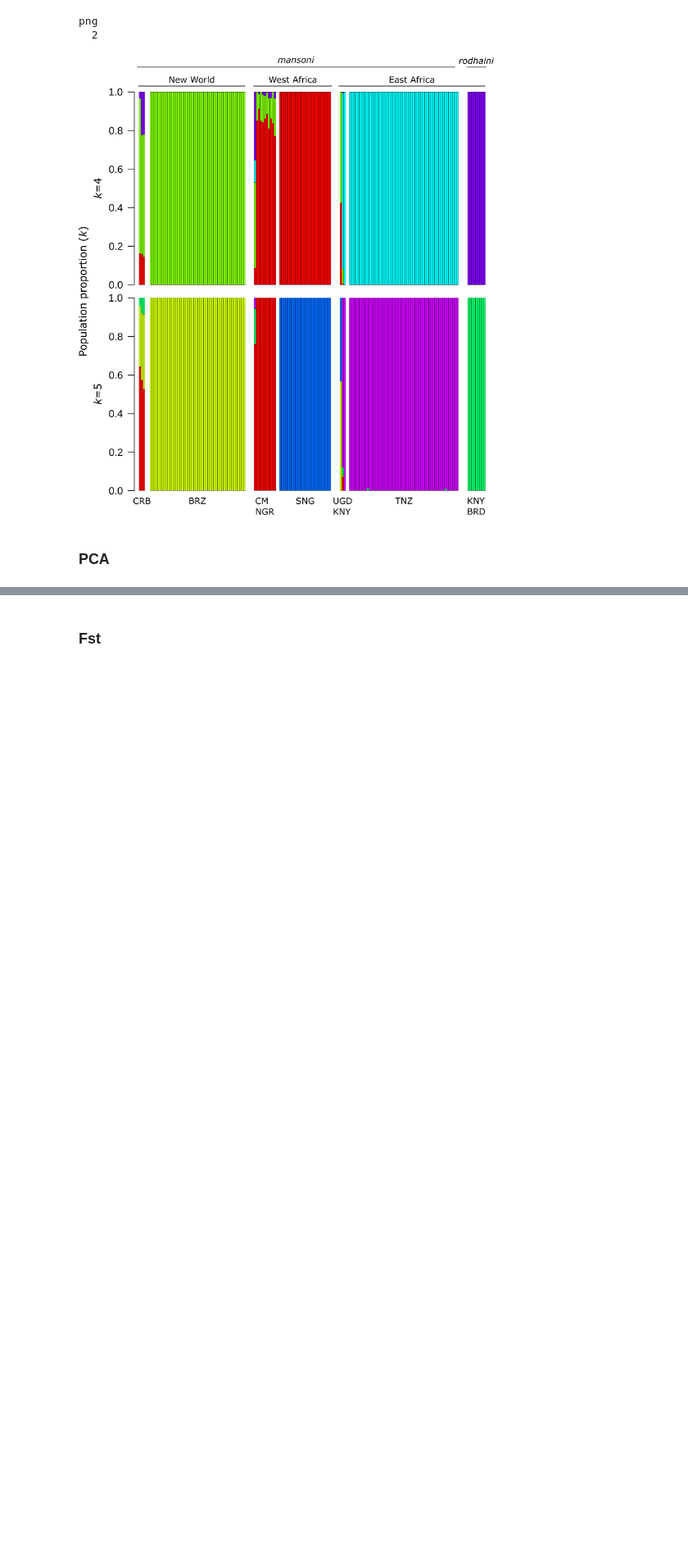
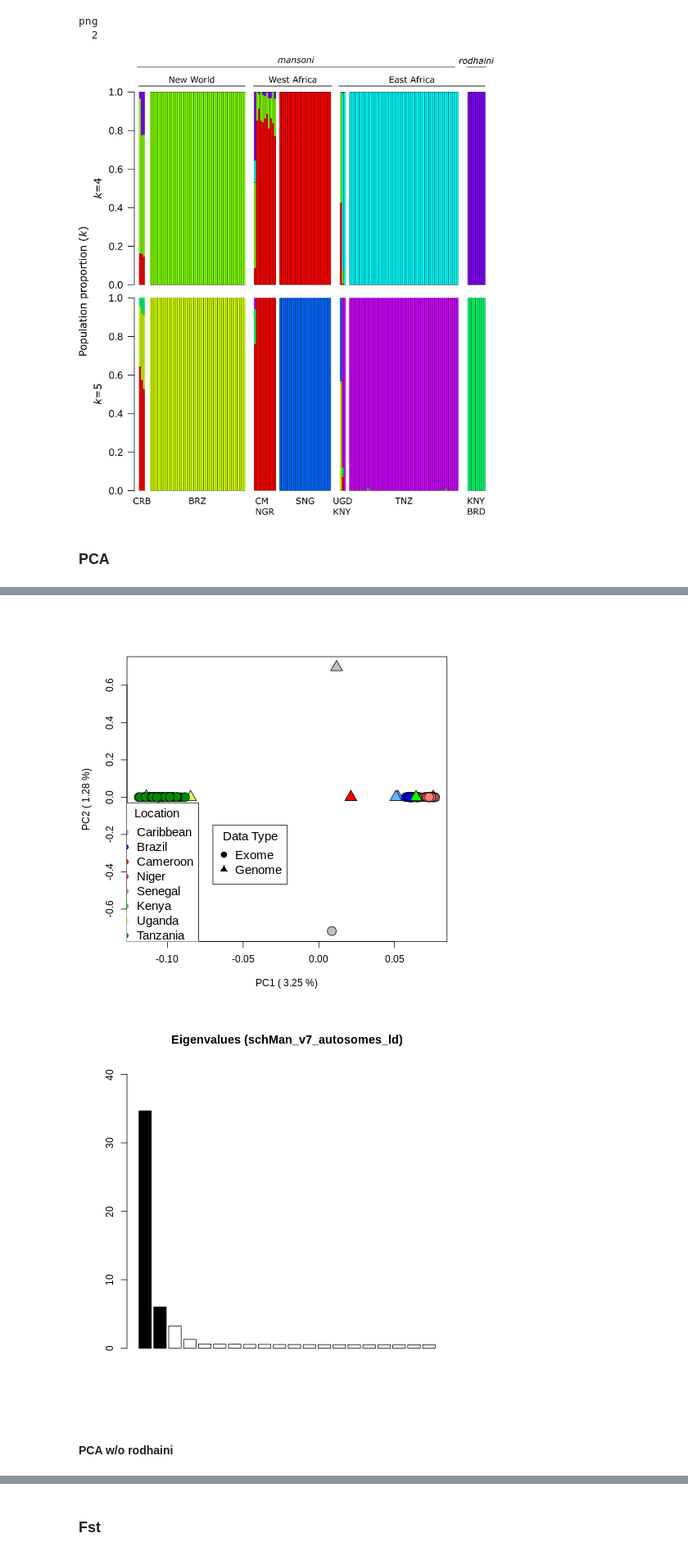
Before and after one commit to nealplatt/sch_man_nwinvasion, a Jupyter notebook: sch_man_nwinvasion.ipynb, the cells around one changed output, grey strips where cells are left out. Shown at 82% size. Drawn from its saved outputs; the diff is of its cells as text; code cells hidden in the pictures; blank space fills up the shorter version.

Commit message:
fixed pca results and added lineage svd analyses

```diff
--- a/sch_man_nwinvasion.ipynb
+++ b/sch_man_nwinvasion.ipynb
@@ -1238,7 +1275,7 @@ PC1_val<-eg_val$V1[1]
 PC2_val<-eg_val$V1[2]
 
 #par(mfrow=c(1,2))
-#svg("results/pca/schMan_v7_wrod_autosomes_ld_pca.svg")
+svg("results/pca/smv7_ex_autosomes_no-marg_1rod_pca.svg")
     plot(eg_vec$V3, eg_vec$V4,
          cex  =2,
          pch  =shapes,
@@ -1258,36 +1295,41 @@ PC2_val<-eg_val$V1[2]
                     "Kenya",
                     "Uganda",
                     "Tanzania",
                     "S. rodhaini"),
            pch=19,
            col=c(pop_colors["caribbean"],
                  pop_colors["brazil"],
                  pop_colors["cameroon"],
                  pop_colors["niger"],
                  pop_colors["senegal"],
                  pop_colors["kenya"],
                  pop_colors["uganda"],
                  pop_colors["tanzania"],
                  pop_colors["rodhaini"] ),
            title="Location",
            cex=1.25
            )
 
     legend(-0.07, -0.15,
           legend  = c("Exome", "Genome"),
           pch   = c(19, 17),
           title="Data Type",
           cex=1.25
 
            )
-#dev.off()
+dev.off()
 
-#svg("results/pca/schMan_v7_autosomes_ld_eigenvalues.svg")
+svg("results/pca/smv7_ex_autosomes_no-marg_1rod_pca_eigenvalues.svg")
     barplot(eg_val$V1,
             ylim=c(0,max(eg_val$V1)*1.2),
             col=c(rep("black", 2), rep("white", 18)),
             main="Eigenvalues (schMan_v7_autosomes_ld)")
-#dev.off()
+dev.off()
+# %% [output]
+[figure, added]
+[figure, added]
+# %% [markdown]
+#### PCA w/o rodhaini
 # %%
 %%bash
 
```
Also changed, not shown: parts of 8 cells of this notebook.
